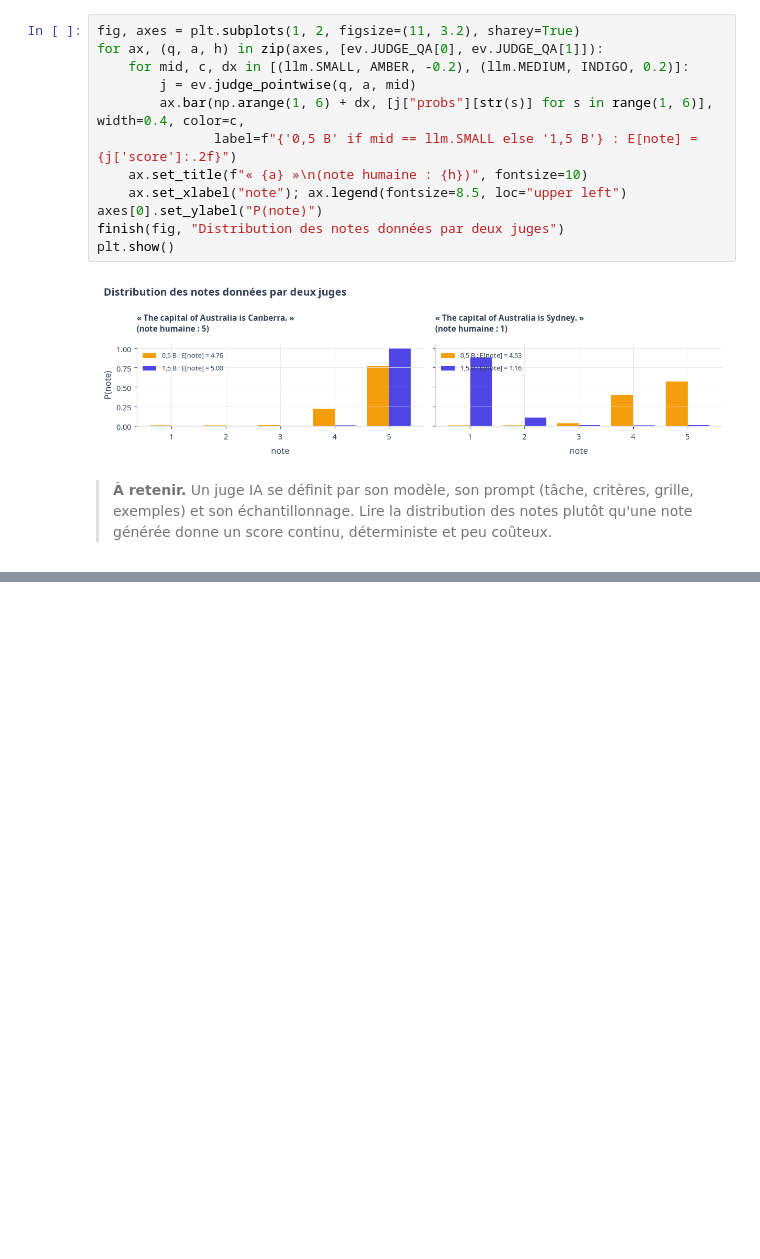
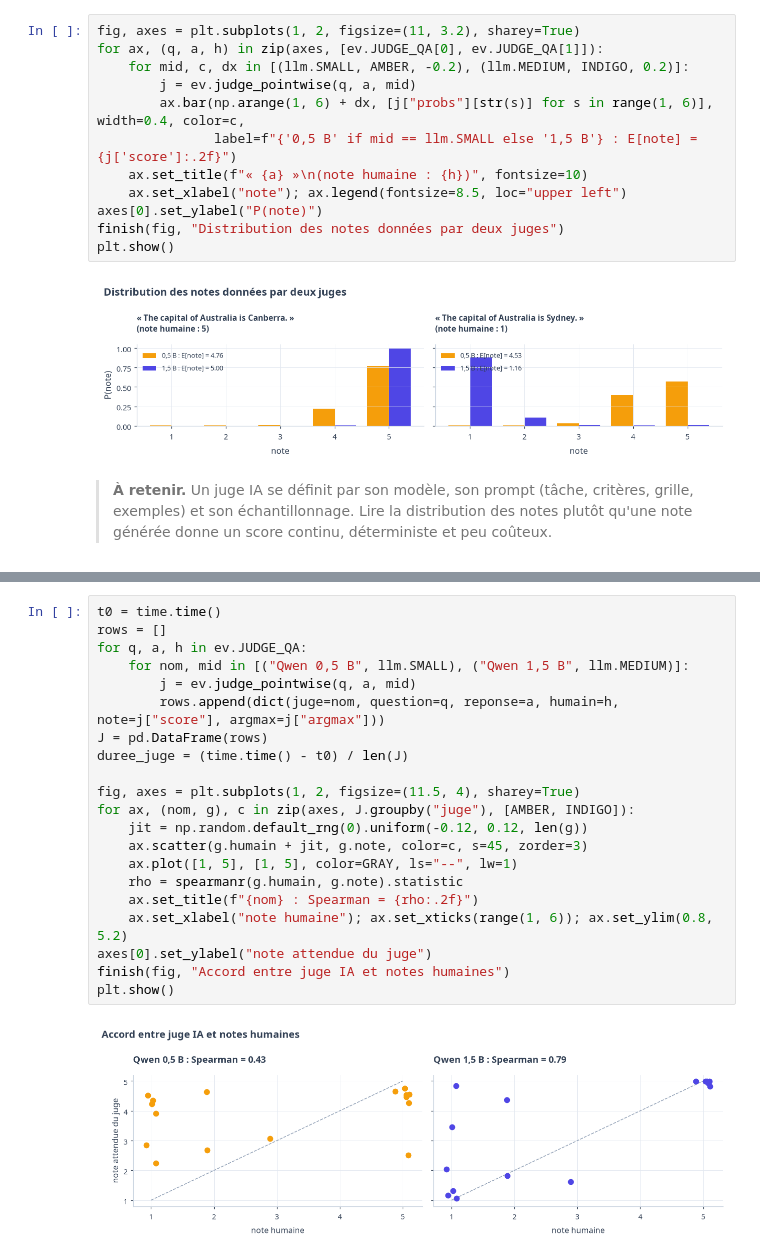
Before and after one commit to gwils28/AI_Engineering__ByTheBook, a Jupyter notebook: notebooks/ch03_methodologie_evaluation/ch03_cours_3_embeddings_et_juge_ia.ipynb, the cells around one changed output, grey strips where cells are left out. Cells and saved outputs as stored; diff of their text form; blank space fills up the shorter version.

```diff
--- a/notebooks/ch03_methodologie_evaluation/ch03_cours_3_embeddings_et_juge_ia.ipynb
+++ b/notebooks/ch03_methodologie_evaluation/ch03_cours_3_embeddings_et_juge_ia.ipynb
@@ -326,0 +335,23 @@ plt.show()
+# %%
+t0 = time.time()
+rows = []
+for q, a, h in ev.JUDGE_QA:
+    for nom, mid in [("Qwen 0,5 B", llm.SMALL), ("Qwen 1,5 B", llm.MEDIUM)]:
+        j = ev.judge_pointwise(q, a, mid)
+        rows.append(dict(juge=nom, question=q, reponse=a, humain=h, note=j["score"], argmax=j["argmax"]))
+J = pd.DataFrame(rows)
+duree_juge = (time.time() - t0) / len(J)
+
+fig, axes = plt.subplots(1, 2, figsize=(11.5, 4), sharey=True)
+for ax, (nom, g), c in zip(axes, J.groupby("juge"), [AMBER, INDIGO]):
+    jit = np.random.default_rng(0).uniform(-0.12, 0.12, len(g))
+    ax.scatter(g.humain + jit, g.note, color=c, s=45, zorder=3)
+    ax.plot([1, 5], [1, 5], color=GRAY, ls="--", lw=1)
+    rho = spearmanr(g.humain, g.note).statistic
+    ax.set_title(f"{nom} : Spearman = {rho:.2f}")
+    ax.set_xlabel("note humaine"); ax.set_xticks(range(1, 6)); ax.set_ylim(0.8, 5.2)
+axes[0].set_ylabel("note attendue du juge")
+finish(fig, "Accord entre juge IA et notes humaines")
+plt.show()
+# %% [output]
+[figure, added]
```
Also changed, not shown: parts of 23 cells of this notebook.
